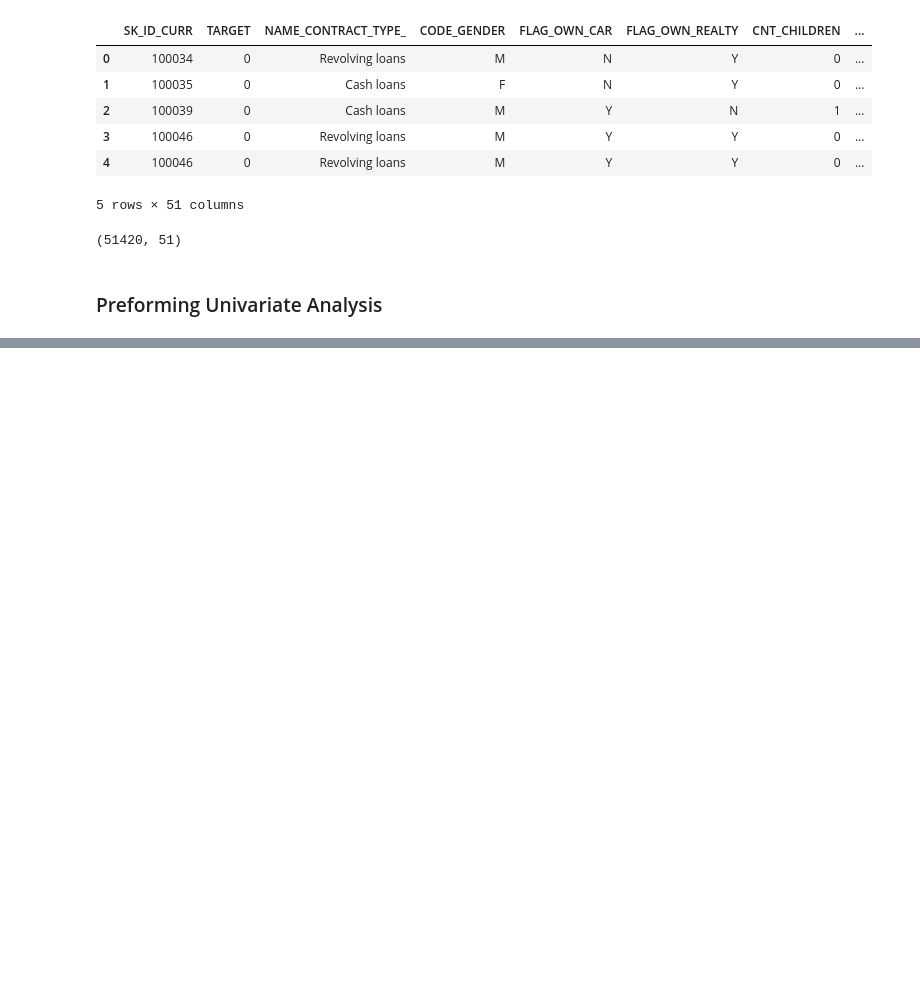
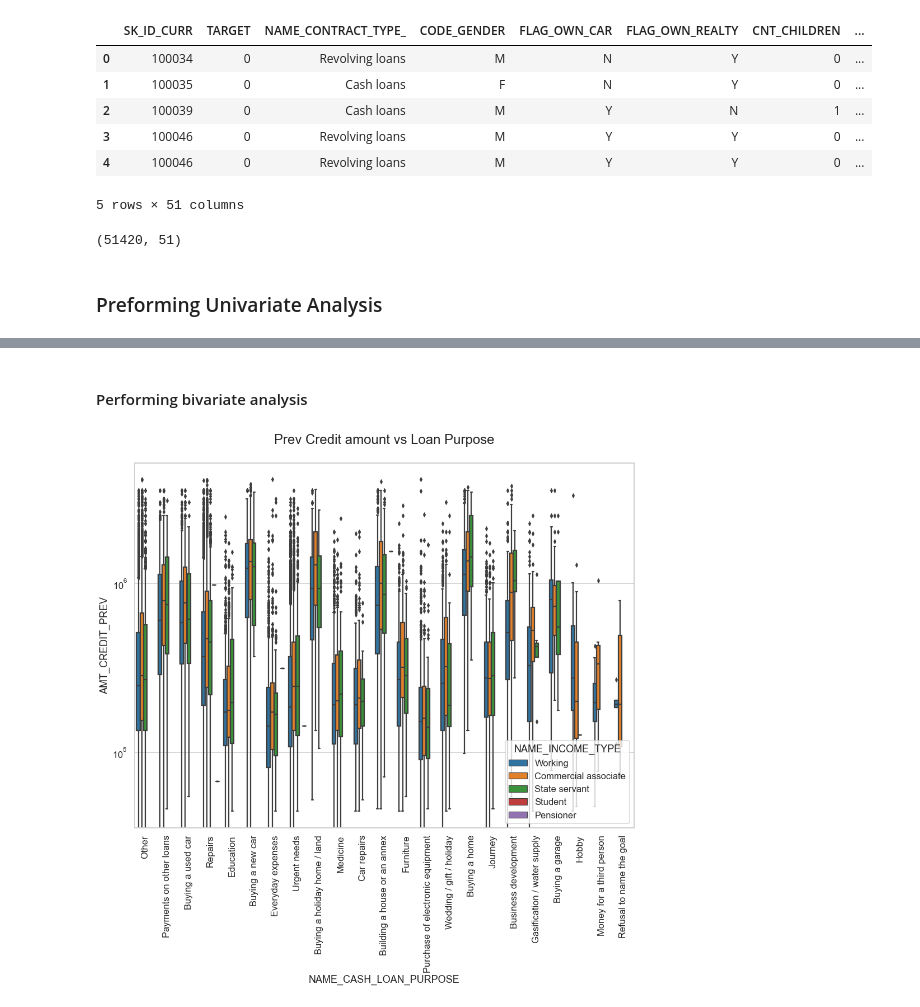
Before and after one commit to sumeet1396/Credit-EDA, a Jupyter notebook: credit-eda.ipynb, the cells around one changed output, grey strips where cells are left out. Drawn from its saved outputs; the diff is of its cells as text; code cells hidden in the pictures; blank space fills up the shorter version.

```diff
--- a/credit-eda.ipynb
+++ b/credit-eda.ipynb
@@ -768,0 +789,13 @@ ax = sns.countplot(data = mergedDatasetRenamed, y= 'NAME_CASH_LOAN_PURPOSE',
+# %% [markdown]
+#### Performing bivariate analysis
+# %%
+# Box plotting for Credit amount in logarithmic scale
+
+plt.figure(figsize=(16,12))
+plt.xticks(rotation=90)
+plt.yscale('log')
+sns.boxplot(data =mergedDatasetRenamed, x='NAME_CASH_LOAN_PURPOSE',hue='NAME_INCOME_TYPE',y='AMT_CREDIT_PREV',orient='v')
+plt.title('Prev Credit amount vs Loan Purpose')
+plt.show()
+# %% [output]
+[figure, added]
```
Also changed, not shown: parts of 10 cells of this notebook.
